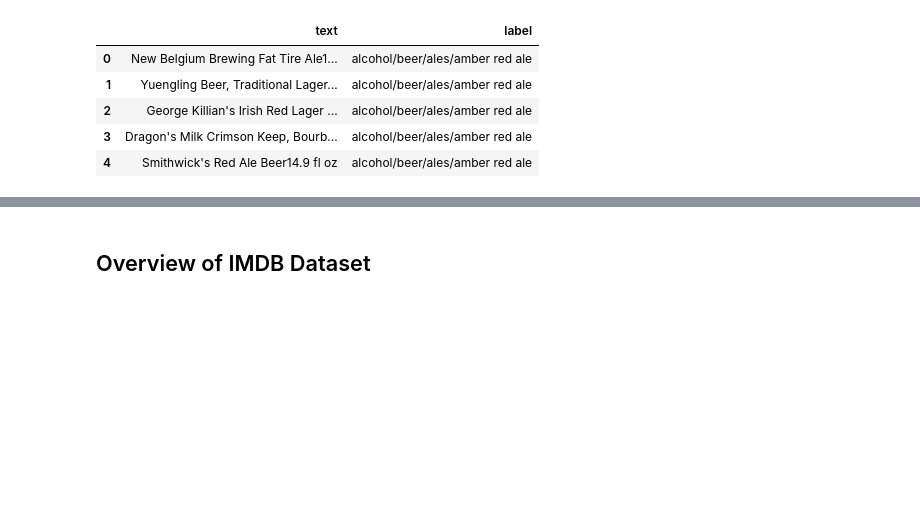
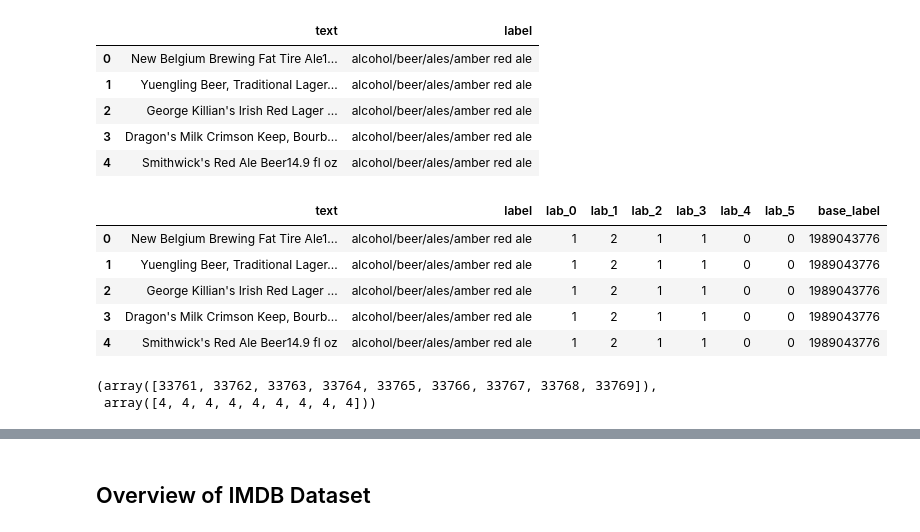
Before and after one commit to EIB-Restaurant/burnt_labels, a Jupyter notebook: llm/text_classification.ipynb, the cells around one changed output, grey strips where cells are left out. Saved outputs shown, nothing was run; the diff lists cells and outputs as text; code cells hidden in the pictures; blank space fills up the shorter version.

```diff
--- a/llm/text_classification.ipynb
+++ b/llm/text_classification.ipynb
@@ -191,0 +297,14 @@ df_csv.head()
+# %%
+df_csv.head()
+# %% [output]
+|  | text | label | lab_0 | lab_1 | lab_2 | lab_3 | lab_4 | lab_5 | base_label |
+| 0 | New Belgium Brewing Fat Tire Ale1... | alcohol/beer/ales/amber red ale | 1 | 2 | 1 | 1 | 0 | 0 | 1989043776 |
+| 1 | Yuengling Beer, Traditional Lager... | alcohol/beer/ales/amber red ale | 1 | 2 | 1 | 1 | 0 | 0 | 1989043776 |
+| 2 | George Killian's Irish Red Lager ... | alcohol/beer/ales/amber red ale | 1 | 2 | 1 | 1 | 0 | 0 | 1989043776 |
+| 3 | Dragon's Milk Crimson Keep, Bourb... | alcohol/beer/ales/amber red ale | 1 | 2 | 1 | 1 | 0 | 0 | 1989043776 |
+| 4 | Smithwick's Red Ale Beer14.9 fl oz | alcohol/beer/ales/amber red ale | 1 | 2 | 1 | 1 | 0 | 0 | 1989043776 |
+# %%
+np.where(df_csv[[f'lab_{i}' for i in range(6)]] == 72)
+# %% [output]
+(array([33761, 33762, 33763, 33764, 33765, 33766, 33767, 33768, 33769]),
+ array([4, 4, 4, 4, 4, 4, 4, 4, 4]))
```
Also changed, not shown: parts of 25 cells of this notebook.
